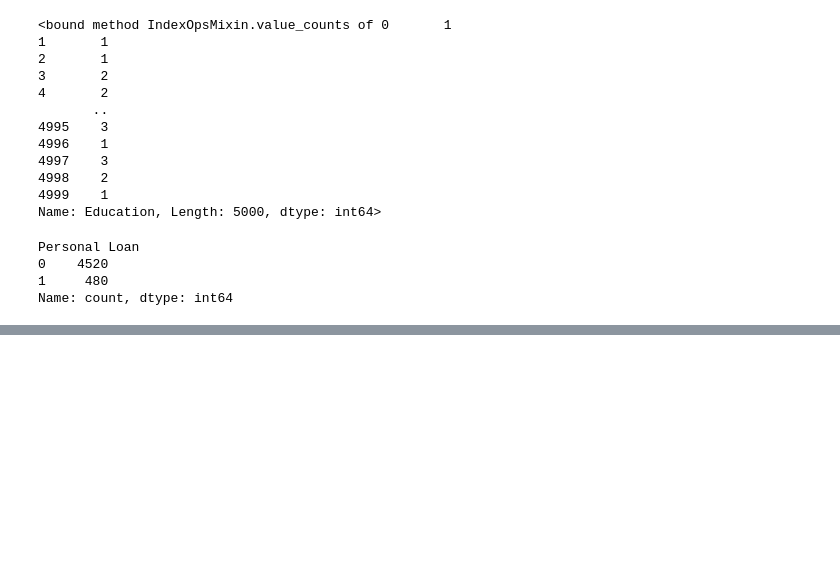
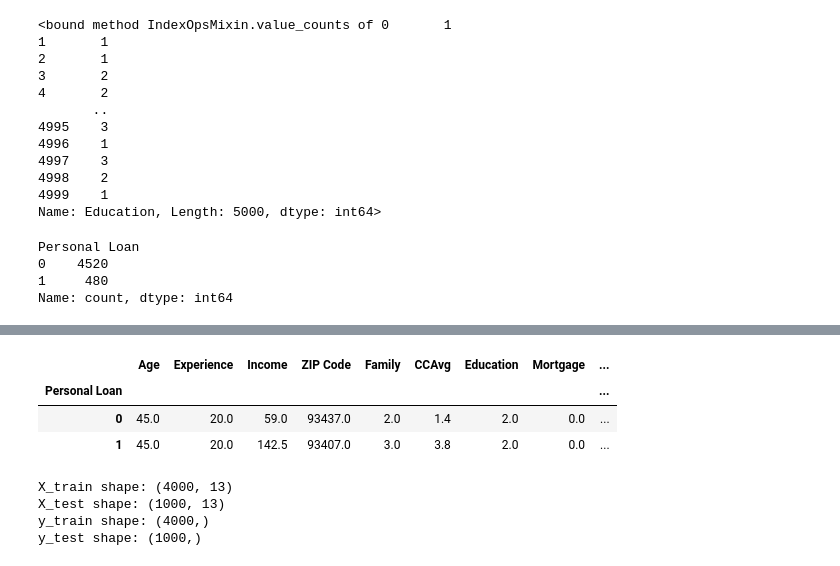
Before and after one commit to DorraBN/personal_loan_predict, a Jupyter notebook: credit.ipynb, the cells around one changed output, grey strips where cells are left out. Cells and saved outputs as stored; diff of their text form; code cells hidden in the pictures; blank space fills up the shorter version.

```diff
--- a/credit.ipynb
+++ b/credit.ipynb
@@ -208,0 +229,24 @@ le pourcentage de credits non accordés est : 480
+# %%
+df.groupby('Personal Loan').median()
+# %% [output]
+|  | Age | Experience | Income | ZIP Code | Family | CCAvg | Education | Mortgage | ... |
+| Personal Loan |  |  |  |  |  |  |  |  | ... |
+| 0 | 45.0 | 20.0 | 59.0 | 93437.0 | 2.0 | 1.4 | 2.0 | 0.0 | ... |
+| 1 | 45.0 | 20.0 | 142.5 | 93407.0 | 3.0 | 3.8 | 2.0 | 0.0 | ... |
+# %%
+
+x=df
+sss = StratifiedShuffleSplit(n_splits=1, test_size=0.2, random_state=42)
+for train_index, test_index in sss.split(x, y):
+    X_train, X_test = x.iloc[train_index], x.iloc[test_index]
+    y_train, y_test = y.iloc[train_index], y.iloc[test_index]
+
+    print('X_train shape:', X_train.shape)
+    print('X_test shape:', X_test.shape)
+    print('y_train shape:', y_train.shape)
+    print('y_test shape:', y_test.shape)
+# %% [output]
+X_train shape: (4000, 13)
+X_test shape: (1000, 13)
+y_train shape: (4000,)
+y_test shape: (1000,)
```
Also changed, not shown: parts of 12 cells of this notebook.
